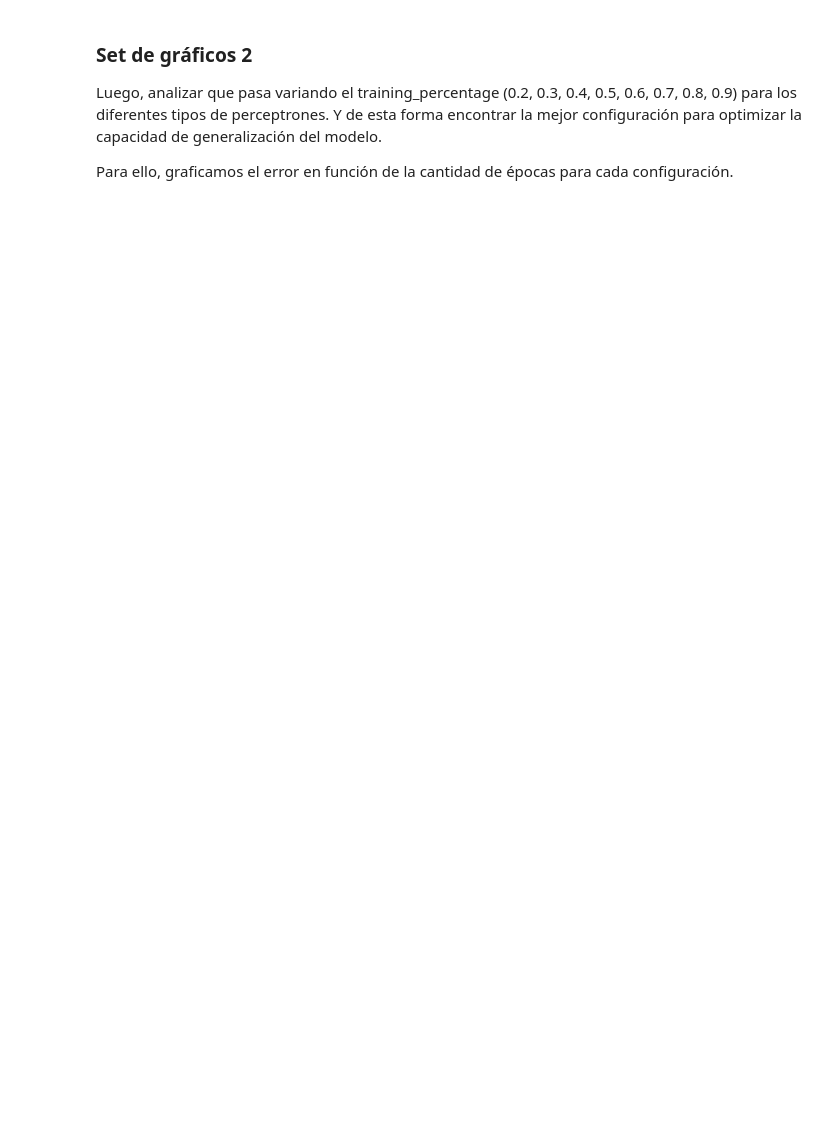
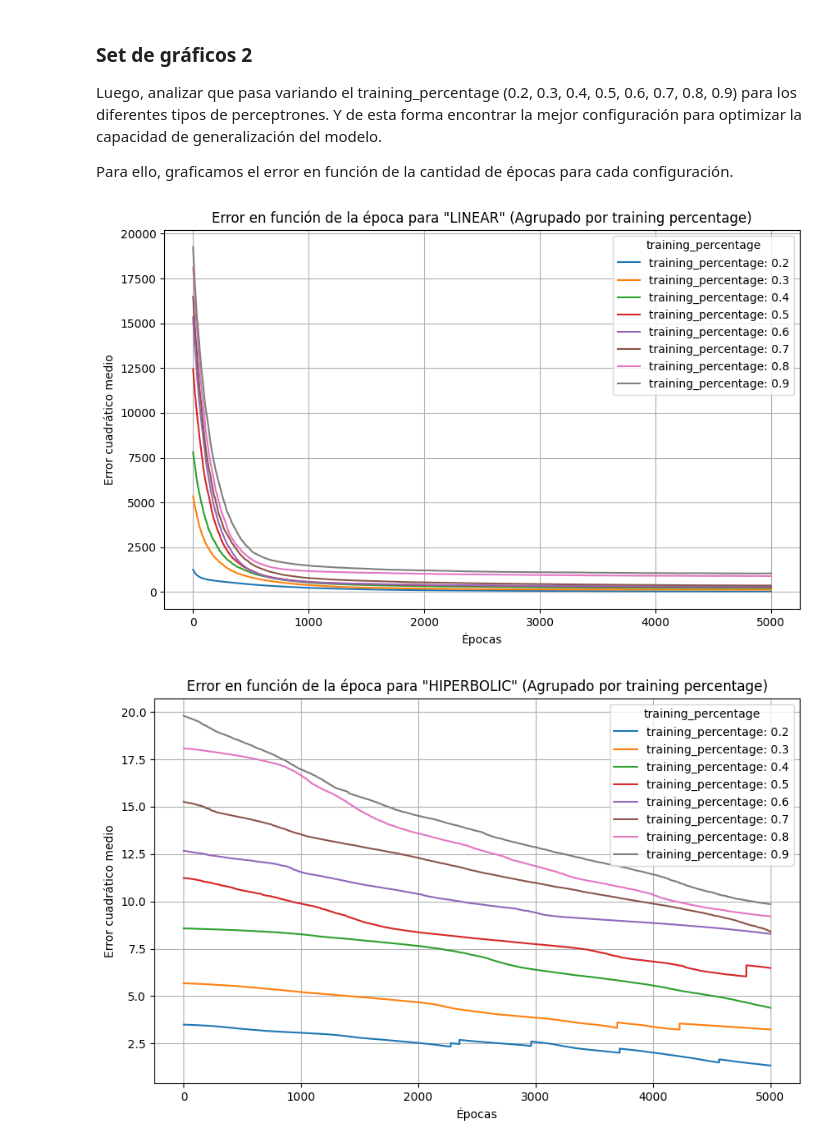
Before and after one commit to Ian-Arnott/TPs-SIA, a Jupyter notebook: Tp3/ej2/data_analysis.ipynb, the cells around one changed output. Drawn from its saved outputs; the diff is of its cells as text; code cells hidden in the pictures; blank space fills up the shorter version.

```diff
--- a/Tp3/ej2/data_analysis.ipynb
+++ b/Tp3/ej2/data_analysis.ipynb
@@ -87,33 +95,38 @@ for perceptron_type in PERCEPTRON_TYPES:
         configCopy["training_percentage"] = tp
 
         for run in range(1, repeats+1):
-            print("Running perceptron type: " + perceptron_type + " run: " + str(run + 1))
-            mse, epochs = run_main(configCopy)
-            result_list.append({
-            "perceptron_type": perceptron_type,
-            "training_percentage": tp,
-            "mse": mse,
-            "epochs": epochs
-        })
+            epoch, mse = run_main(configCopy)
+
+            for i in range(epoch):
+                result_list.append({
+                    "perceptron_type": perceptron_type,
+                    "training_percentage": tp,
+                    "mse": mse[i],
+                    "epoch": i+1,
+                })
 
 df2 = pd.DataFrame(result_list)
+df2.to_csv('data/set2.csv', index=False)
 # %%
 for perceptron_type in PERCEPTRON_TYPES:
-    subset = df[df["perceptron_type"] == perceptron_type]
+    subset = df2[df2["perceptron_type"] == perceptron_type]
 
     plt.figure(figsize=(10, 6))
 
     for tp in subset["training_percentage"].unique():
         tp_subset = subset[subset["training_percentage"] == tp]
-        plt.plot(tp_subset["epochs"], tp_subset["mse"], label="Training percentage: " + str(tp))
+        mean_tp_subset = tp_subset.groupby("epoch")["mse"].mean()
+        plt.plot(mean_tp_subset.index, mean_tp_subset, label="training_percentage: " + str(tp))
 
-
-    plt.yticks(range(10, 61, 10))
+    # plt.yticks(range(0, 4000, 500))
     plt.xlabel('Épocas')
     plt.ylabel('Error cuadrático medio')
     plt.title(f'Error en función de la época para "{perceptron_type}" (Agrupado por training percentage)')
-    plt.legend(title='training percentage')
+    plt.legend(title='training_percentage')
 
 
     plt.grid(True)
     plt.show()
+# %% [output]
+[figure, added]
+[figure, added]
```
Also changed, not shown: parts of 5 cells of this notebook, 6 other files.
